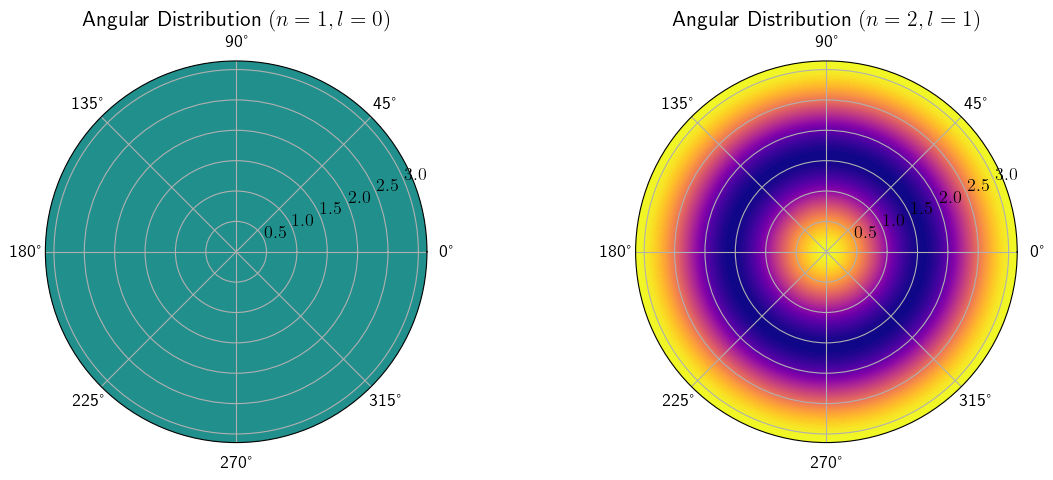
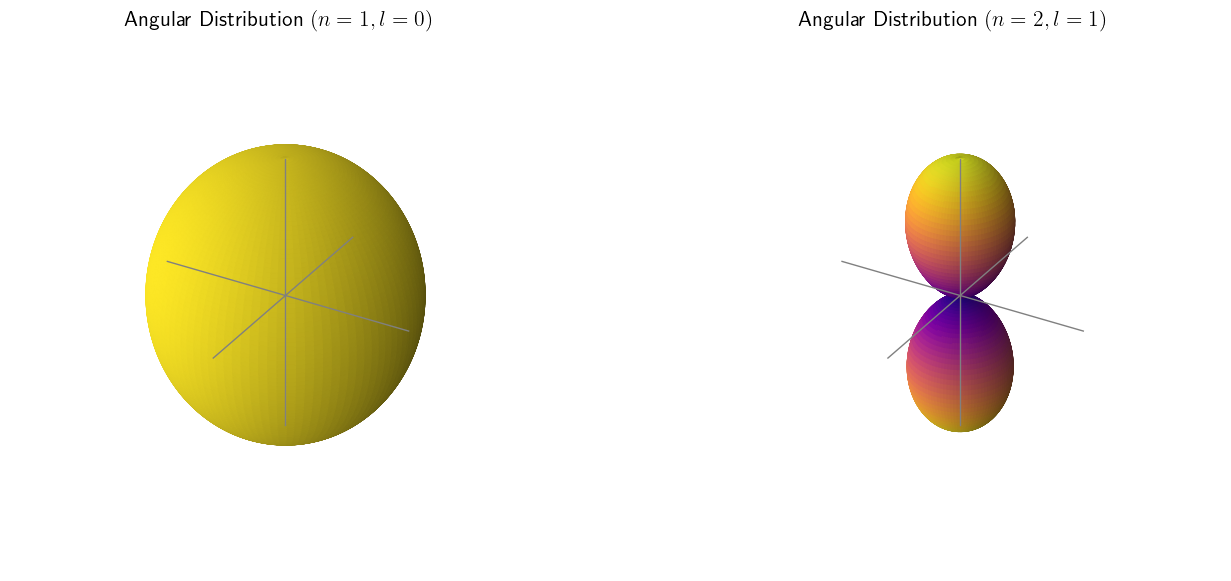
The notebook cell's code change between the first figure and the second:
--- before
+++ after
@@ -34,18 +34,46 @@
 plt.show()
 
-# Angular distribution using spherical harmonics Y_{l,m}
 theta = np.linspace(0, np.pi, 200)
-phi = np.linspace(0, 2*np.pi, 200)
+phi   = np.linspace(0, 2*np.pi, 200)
 THETA, PHI = np.meshgrid(theta, phi)
 Y_00 = np.abs(sc.special.sph_harm(0, 0, PHI, THETA))**2
 Y_10 = np.abs(sc.special.sph_harm(0, 1, PHI, THETA))**2
 
-fig, ax = plt.subplots(1, 2, subplot_kw={'projection': 'polar'}, figsize=(12, 5))
-ax[0].contourf(PHI, THETA, Y_00, 100, cmap='viridis')
-ax[0].set_title(r"Angular Distribution $(n=1, l=0)$")
-ax[1].contourf(PHI, THETA, Y_10, 100, cmap='plasma')
-ax[1].set_title(r"Angular Distribution $(n=2, l=1)$")
+def spherical_to_cart(R, THETA, PHI):
+    X = R * np.sin(THETA) * np.cos(PHI)
+    Y = R * np.sin(THETA) * np.sin(PHI)
+    Z = R * np.cos(THETA)
+    return X, Y, Z
+
+R1 = Y_00 / Y_00.max()      # 1s orbital
+R2 = Y_10 / Y_10.max()      # 2p orbital
+X1, Y1, Z1 = spherical_to_cart(R1, THETA, PHI)
+X2, Y2, Z2 = spherical_to_cart(R2, THETA, PHI)
+
+fig = plt.figure(figsize=(14,6))
+
+# 1s Orbital
+ax1 = fig.add_subplot(1, 2, 1, projection='3d')
+ax1.plot_surface(X1, Y1, Z1, facecolors=plt.cm.viridis(R1), rstride=2, cstride=2)
+ax1.set_title(r"Angular Distribution $(n=1, l=0)$")
+ax1.set_box_aspect([1,1,1])
+ax1.plot([-1, 1], [0,0], [0,0], c='0.5', lw=1, zorder=10)
+ax1.plot([0,0], [-1, 1], [0,0], c='0.5', lw=1, zorder=10)
+ax1.plot([0,0], [0,0], [-1, 1], c='0.5', lw=1, zorder=10)
+ax1.axis('off')
+
+# 2p Orbital
+ax2 = fig.add_subplot(1, 2, 2, projection='3d')
+ax2.plot_surface(X2, Y2, Z2, facecolors=plt.cm.plasma(R2), rstride=2, cstride=2)
+ax2.set_title(r"Angular Distribution $(n=2, l=1)$")
+ax2.set_box_aspect([1,1,1])
+ax2.plot([-1, 1], [0,0], [0,0], c='0.5', lw=1, zorder=10)
+ax2.plot([0,0], [-1, 1], [0,0], c='0.5', lw=1, zorder=10)
+ax2.plot([0,0], [0,0], [-1, 1], c='0.5', lw=1, zorder=10)
+ax2.axis('off')
+
 plt.tight_layout()
 plt.show()
+
 
 def cumulative_probability(r_max, n, l):

Commit: Add files via upload